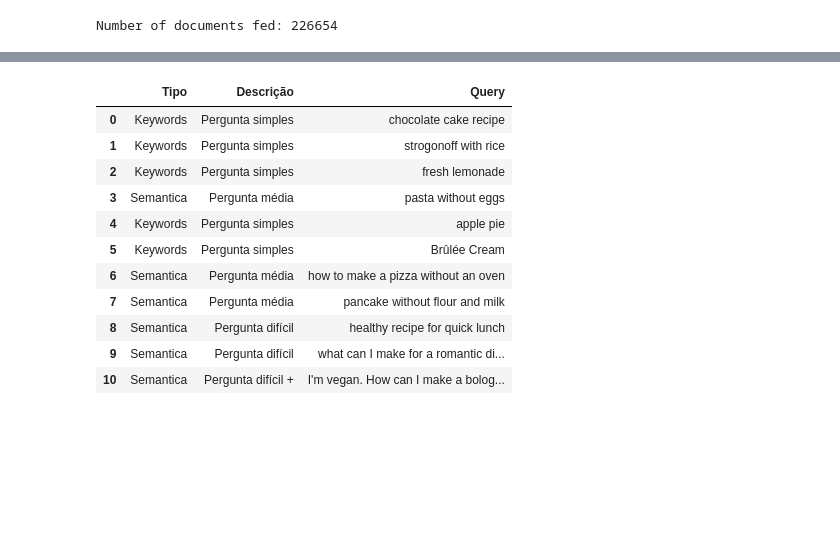
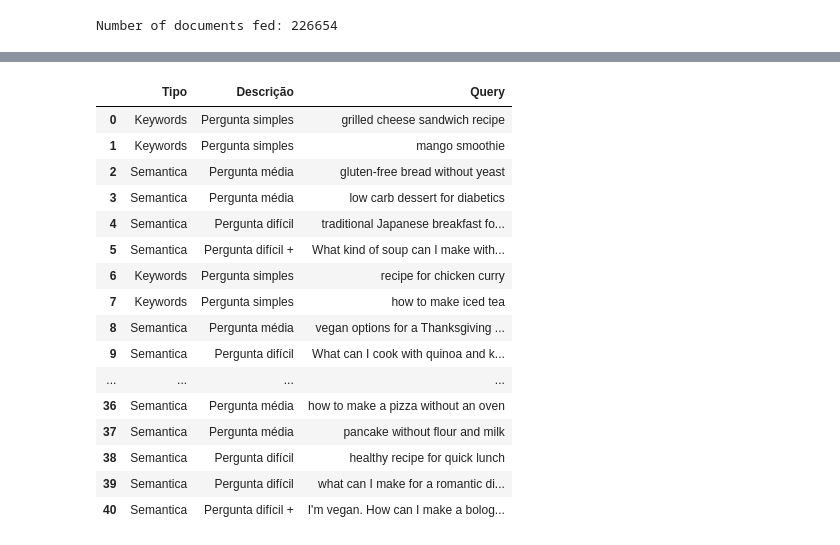
Before and after one commit to VanessaWille/Search_Engine, a Jupyter notebook: food-querying-evaluating-queries.ipynb, the cells around one changed output, grey strips where cells are left out. Drawn from its saved outputs; the diff is of its cells as text; code cells hidden in the pictures; blank space fills up the shorter version.

Commit message:
adding new questions and evaluating the models with them... Exporting the missing evaluations to missing_reviews_bank.xlsx

```diff
--- a/food-querying-evaluating-queries.ipynb
+++ b/food-querying-evaluating-queries.ipynb
@@ -136,20 +139,26 @@ for hit in response.hits:
 # %%
 # loading the Questions.xlsx and answering each question query
 questions = pd.read_excel('input/Questions.xlsx')
+questions = pd.read_excel('input/Recipe_Search_Questions.xlsx')
 questions
 # %% [output]
 |  | Tipo | Descrição | Query |
-| 0 | Keywords | Pergunta simples | chocolate cake recipe |
-| 1 | Keywords | Pergunta simples | strogonoff with rice |
-| 2 | Keywords | Pergunta simples | fresh lemonade |
-| 3 | Semantica | Pergunta média | pasta without eggs |
-| 4 | Keywords | Pergunta simples | apple pie |
-| 5 | Keywords | Pergunta simples | Brûlée Cream |
-| 6 | Semantica | Pergunta média | how to make a pizza without an oven |
-| 7 | Semantica | Pergunta média | pancake without flour and milk |
-| 8 | Semantica | Pergunta difícil | healthy recipe for quick lunch |
-| 9 | Semantica | Pergunta difícil | what can I make for a romantic di... |
-| 10 | Semantica | Pergunta difícil + | I'm vegan. How can I make a bolog... |
+| 0 | Keywords | Pergunta simples | grilled cheese sandwich recipe |
+| 1 | Keywords | Pergunta simples | mango smoothie |
+| 2 | Semantica | Pergunta média | gluten-free bread without yeast |
+| 3 | Semantica | Pergunta média | low carb dessert for diabetics |
+| 4 | Semantica | Pergunta difícil | traditional Japanese breakfast fo... |
+| 5 | Semantica | Pergunta difícil + | What kind of soup can I make with... |
+| 6 | Keywords | Pergunta simples | recipe for chicken curry |
+| 7 | Keywords | Pergunta simples | how to make iced tea |
+| 8 | Semantica | Pergunta média | vegan options for a Thanksgiving ... |
+| 9 | Semantica | Pergunta difícil | What can I cook with quinoa and k... |
+| ... | ... | ... | ... |
+| 36 | Semantica | Pergunta média | how to make a pizza without an oven |
+| 37 | Semantica | Pergunta média | pancake without flour and milk |
+| 38 | Semantica | Pergunta difícil | healthy recipe for quick lunch |
+| 39 | Semantica | Pergunta difícil | what can I make for a romantic di... |
+| 40 | Semantica | Pergunta difícil + | I'm vegan. How can I make a bolog... |
 # %%
 
 data = pd.DataFrame(columns=['id', 'title', 'body', 'Query', 'Tipo', 'Descrição'])
```
Also changed, not shown: parts of 6 cells of this notebook, 7 other files.
